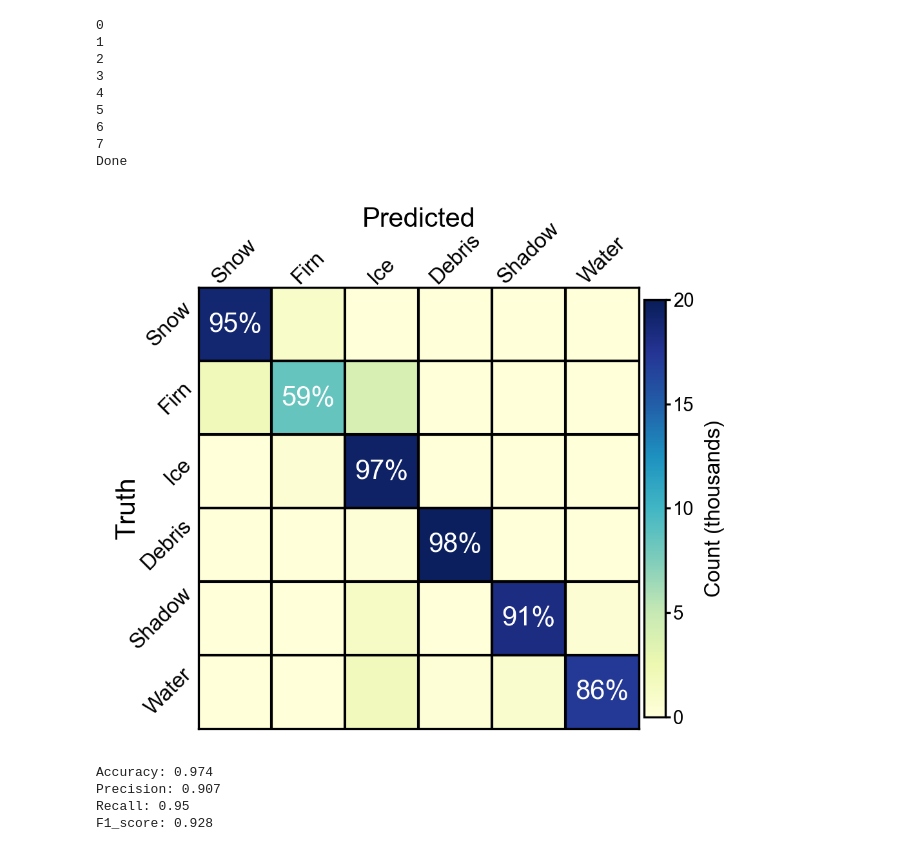
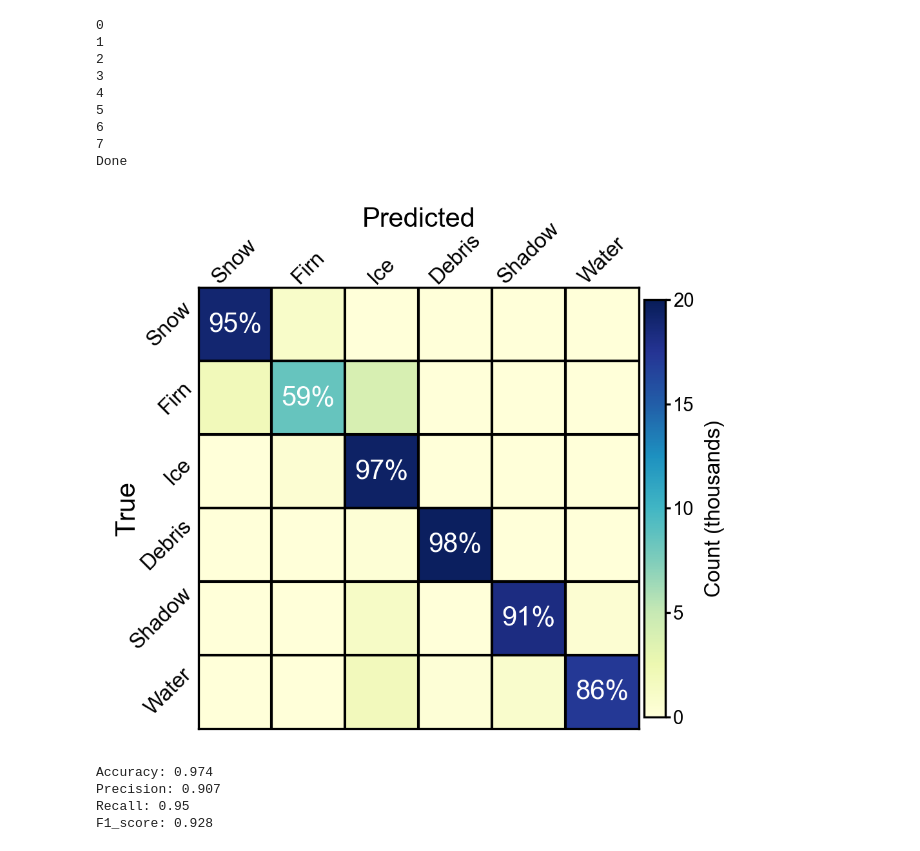
Before and after one commit to lucas-zeller/Glacier-Snow-Lines, a Jupyter notebook: Figures/RF Results.ipynb, the cells around one changed output. Cells and saved outputs as stored; diff of their text form; code cells hidden in the pictures.

Commit message:
figure updates

```diff
--- a/Figures/RF Results.ipynb
+++ b/Figures/RF Results.ipynb
@@ -186,35 +186,35 @@ labels = ['Snow', 'Firn', 'Ice', 'Debris', 'Shadow', 'Water']
 
 axs.set_xticks([0,1,2,3,4,5])
 axs.set_xticklabels(labels, ha='center', size=8)
 axs.tick_params(top=True, labeltop=True, bottom=False, labelbottom=False, rotation=45, pad=0, length=0)
 
 axs.set_yticks([0,1,2,3,4,5])
 axs.set_yticklabels(labels, va='center', size=8)
 axs.yaxis.set_tick_params(pad=1)
 
-axs.set_ylabel("Truth", labelpad=-5)
+axs.set_ylabel("True", labelpad=-5)
 axs.set_xlabel("Predicted", labelpad=-3)
 axs.xaxis.set_label_position('top')
 
 # add label for accuracy of each class
 for i in [0,1,2,3,4,5]:
     acc = round(to_show[i][i]/np.sum(to_show[i])*100)
     axs.text(i,i,f"{acc}%", horizontalalignment='center', verticalalignment='center',c='white')
 
 axs.hlines([0.5,1.5,2.5,3.5,4.5],-0.5,5.5, color='black', linewidth=1)
 axs.vlines([0.5,1.5,2.5,3.5,4.5],-0.5,5.5, color='black', linewidth=1)
 
 cb = fig.colorbar(im, shrink=0.7, label='Count (thousands)', pad=0.01)
 cb.set_label(label='Count (thousands)',size=8)
 cb.ax.set_yticks([0,5000,10000,15000,20000])
 cb.ax.set_yticklabels([0,5,10,15,20])
 cb.ax.tick_params(labelsize=7, pad=1, length=2)
 cb.ax.tick_params(labelsize=7, pad=1, length=2)
 
 out_path = os.path.join(folder_AGVA, 'Figures', 'training accuracy', 'all.png')
 plt.savefig(out_path, dpi=400, bbox_inches='tight', pad_inches=0.015)
 # %% [output]
-[figure, old version]
+[figure, new version]
 # %%
 # figure showing confusion matrix, just snow vs everything else
 fig,axs = plt.subplots(figsize=(1.5,1.5), dpi=200)
```
Also changed, not shown: 3 other files.
